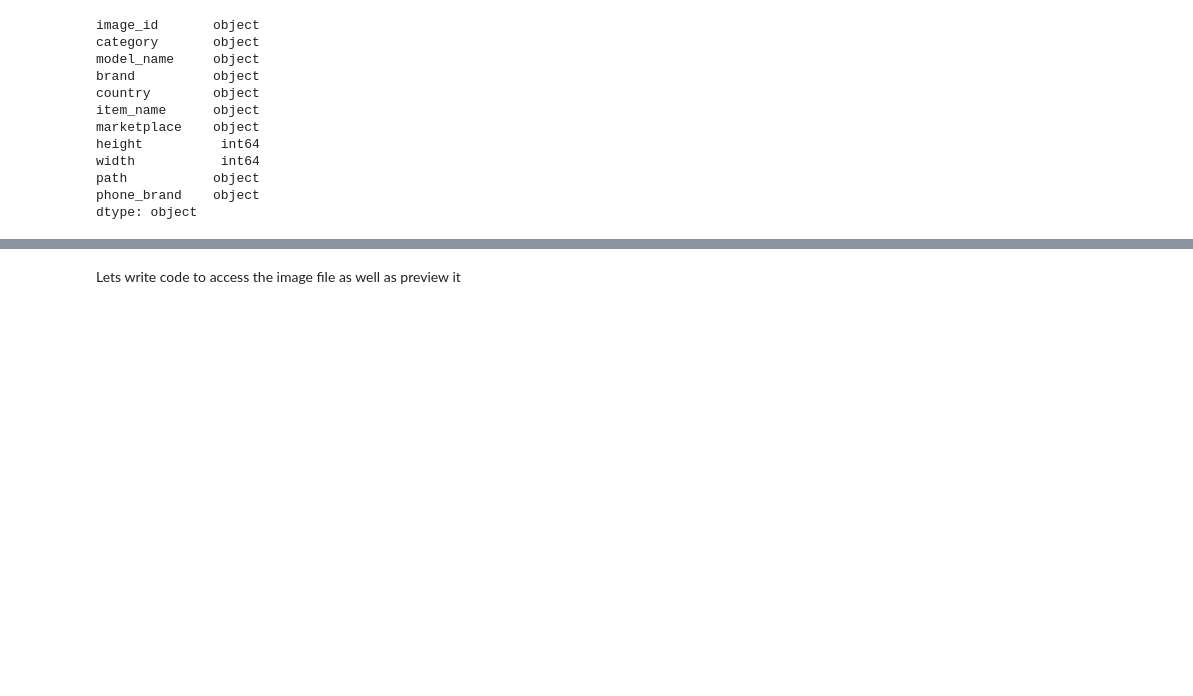
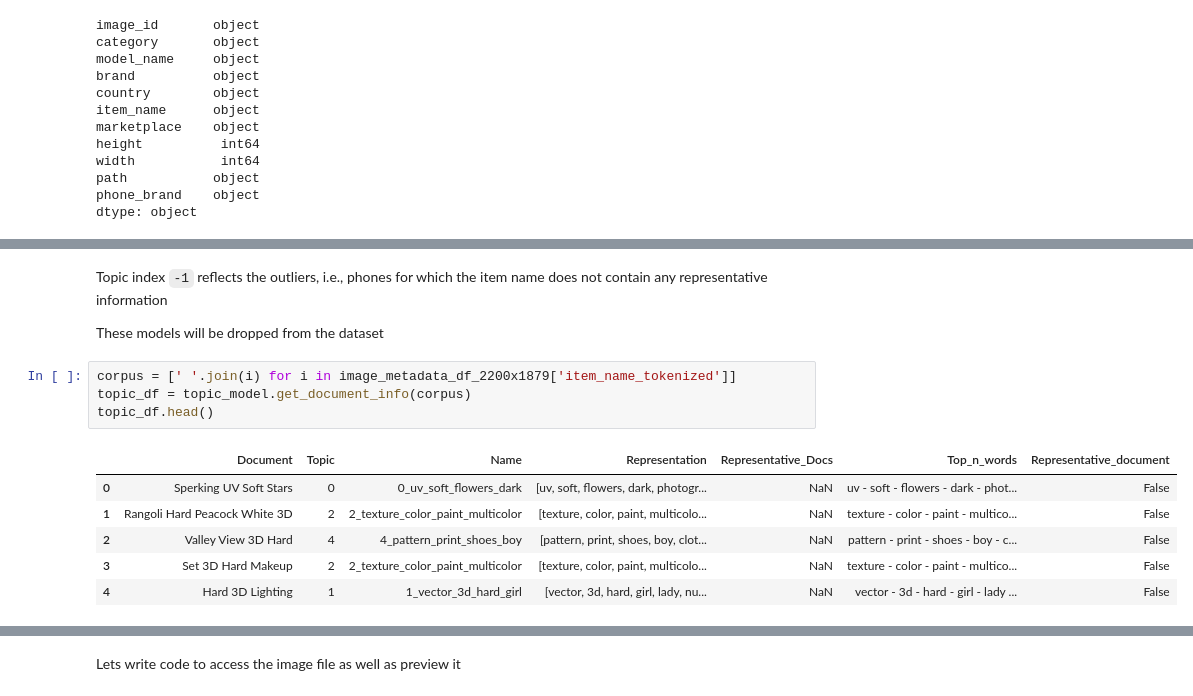
Before and after one commit to fedorTurchenko18/dsc-515, a Jupyter notebook: Submission/res_analysis.ipynb, the cells around one changed output, grey strips where cells are left out. Saved outputs shown, nothing was run; the diff lists cells and outputs as text; blank space fills up the shorter version.

```diff
--- a/Submission/res_analysis.ipynb
+++ b/Submission/res_analysis.ipynb
@@ -313,0 +424,15 @@ dtype: object
+# %% [markdown]
+Topic index `-1` reflects the outliers, i.e., phones for which the item name does not contain any representative information
+
+These models will be dropped from the dataset
+# %%
+corpus = [' '.join(i) for i in image_metadata_df_2200x1879['item_name_tokenized']]
+topic_df = topic_model.get_document_info(corpus)
+topic_df.head()
+# %% [output]
+|  | Document | Topic | Name | Representation | Representative_Docs | Top_n_words | Representative_document |
+| 0 | Sperking UV Soft Stars | 0 | 0_uv_soft_flowers_dark | [uv, soft, flowers, dark, photogr... | NaN | uv - soft - flowers - dark - phot... | False |
+| 1 | Rangoli Hard Peacock White 3D | 2 | 2_texture_color_paint_multicolor | [texture, color, paint, multicolo... | NaN | texture - color - paint - multico... | False |
+| 2 | Valley View 3D Hard | 4 | 4_pattern_print_shoes_boy | [pattern, print, shoes, boy, clot... | NaN | pattern - print - shoes - boy - c... | False |
+| 3 | Set 3D Hard Makeup | 2 | 2_texture_color_paint_multicolor | [texture, color, paint, multicolo... | NaN | texture - color - paint - multico... | False |
+| 4 | Hard 3D Lighting | 1 | 1_vector_3d_hard_girl | [vector, 3d, hard, girl, lady, nu... | NaN | vector - 3d - hard - girl - lady ... | False |
```
Also changed, not shown: parts of 17 cells of this notebook.
